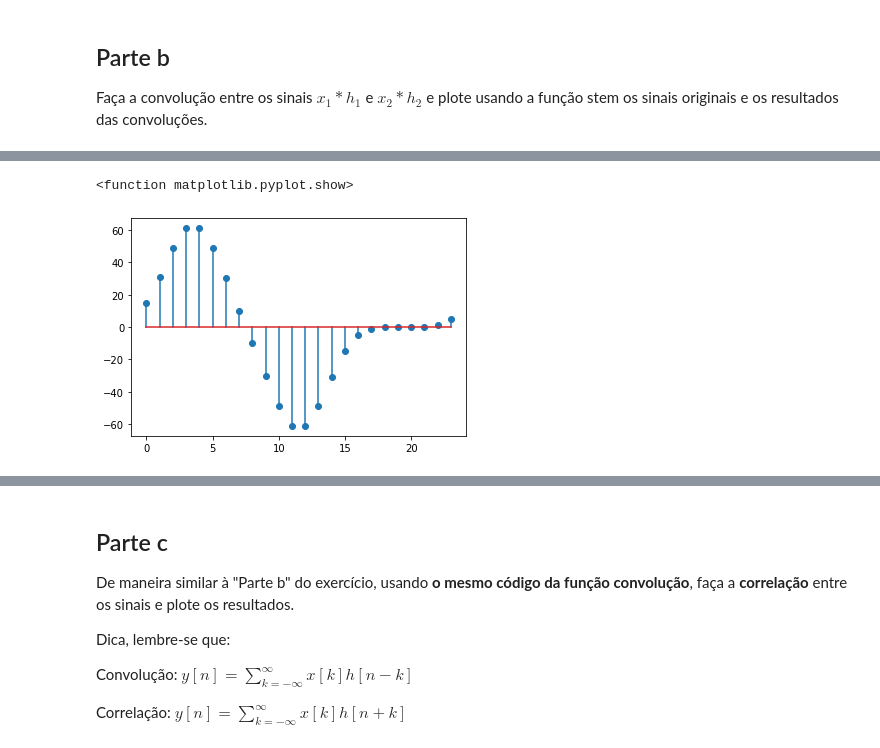
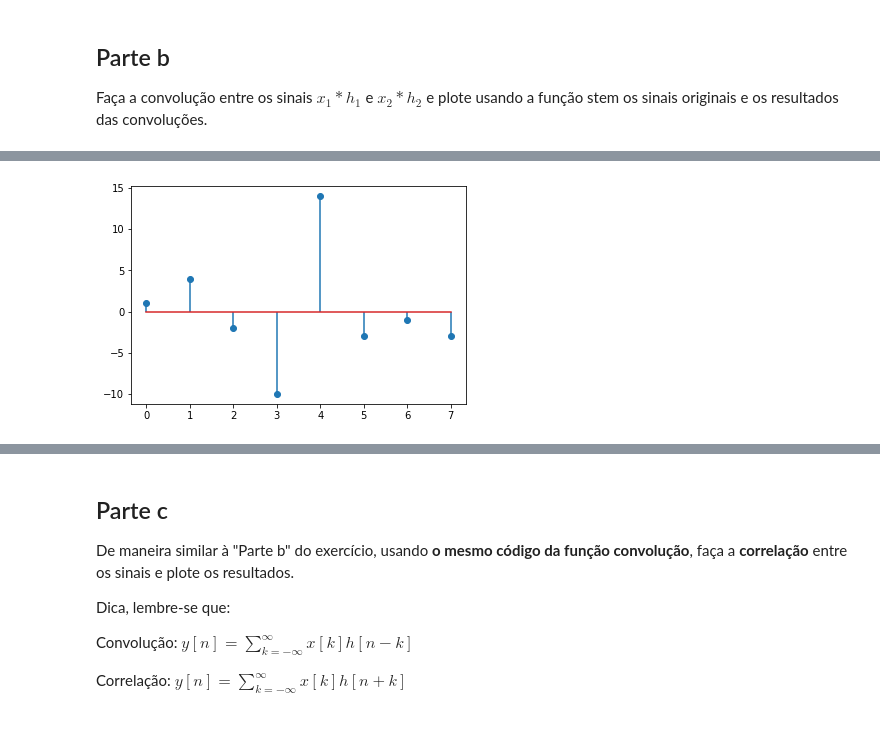
Before and after one commit to julianafalves/Sinais-Digitais, a Jupyter notebook: Projeto1.ipynb, the cells around one changed output, grey strips where cells are left out. Cells and saved outputs as stored; diff of their text form; code cells hidden in the pictures.

```diff
--- a/Projeto1.ipynb
+++ b/Projeto1.ipynb
@@ -167,7 +160,7 @@ no intervalo $-2\leq n\leq 16$.  Observe que o módulo  `sigsys`  (aliased  como
 OBS: Estude os exemplos ex1.py e ex2.py fornecidos na aba “Material para realização dos projetos”.
 # %%
 n = np.arange(-2,16+1)
-x = ssd.dstep(n)*ssd.dstep(8-n)+ssd.dstep(n-2)-ssd.dstep(n-5)
+x = ss.dstep(n)*ss.dstep(8-n)+ss.dstep(n-2)-ss.dstep(n-5)
 # %%
 fig, axs = plt.subplots(3, 1, sharey=True,figsize=(20,12))
 
@@ -216,7 +209,7 @@ def y(n):
     Use a função dimpulse do módulo sigsys para diretamente definir
     o sinal y[n]
     """
-    yy = 2*ssd.dimpulse(n) + 1*ssd.dimpulse(n-1) - ssd.dimpulse(n-3) + 3*ssd.dimpulse(n-4)
+    yy = 2*ss.dimpulse(n) + 1*ss.dimpulse(n-1) - ss.dimpulse(n-3) + 3*ss.dimpulse(n-4)
     return yy
 # %%
 n = np.arange(-4,10)
@@ -257,15 +250,19 @@ $$
 ## Parte a
 Escrever uma função na linguagem python (__"sem usar funções prontas de qualquer biblioteca"__) para fazer a __convolução__ entre dois sinais unidimensionais (1D).
 # %%
-def cov(x,h):
-  tam = len(h1) - 1
-  x = tam*[0] + x + tam*[0] #completa com 0
-  h = h[::-1] + (len(x)-len(h))*[0] # flip e completa com 0
+def conv(x,h):
+  padding = len(h) - 1
+
+  x = padding * [0] + x + padding * [0]
+  h = h[::-1] + (len(x)-len(h)) * [0]
   y = []
 
-  for i in range(len(h)):
-    y.append(sum([a * b for a, b in zip(x, h)]))
+  for _ in range(len(x)-padding):
+    yy = sum([xk * hk for xk, hk in zip(x, h)])
+    y.append(yy)
+
     h = h[-1:] + h[:-1]
+
   return y
 # %% [markdown]
 ## Parte b
@@ -281,8 +270,15 @@ show
 # %%
+# Definição dos sinais x1, h1 e x2, h2
+x1 = [1,2,-3,2,1,1]
+h1 = [1,2,-3]
+
 x2 = [0,0,0,0,1,1,1,1,0,0,0,0,-1,-1,-1,-1,0,0,0,0]
 h2 = [1,4,10,16,19,16,10,4,1]
-stem(np.arange(0,len(cov(x2,h2))),cov(x2,h2))
-show
-# %% [output]
-<function matplotlib.pyplot.show>
-[figure, removed]
+# %%
+conv_x1_h1 = conv(x1,h1)
+n = np.arange(0, len(conv_x1_h1))
+
+stem(n, conv_x1_h1, use_line_collection=True)
+show()
+# %% [output]
+[figure, added]
```
Also changed, not shown: parts of 17 cells of this notebook.
